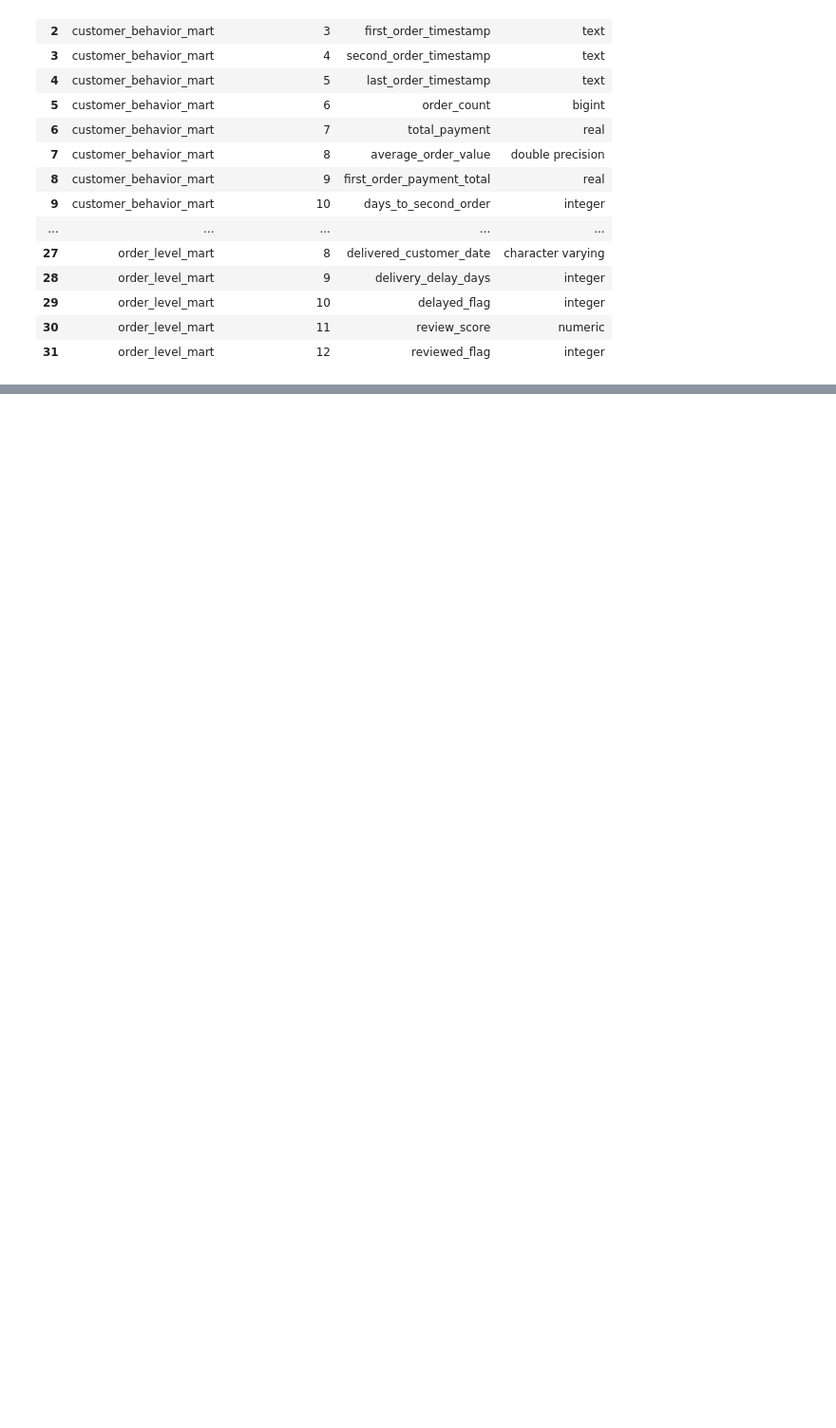
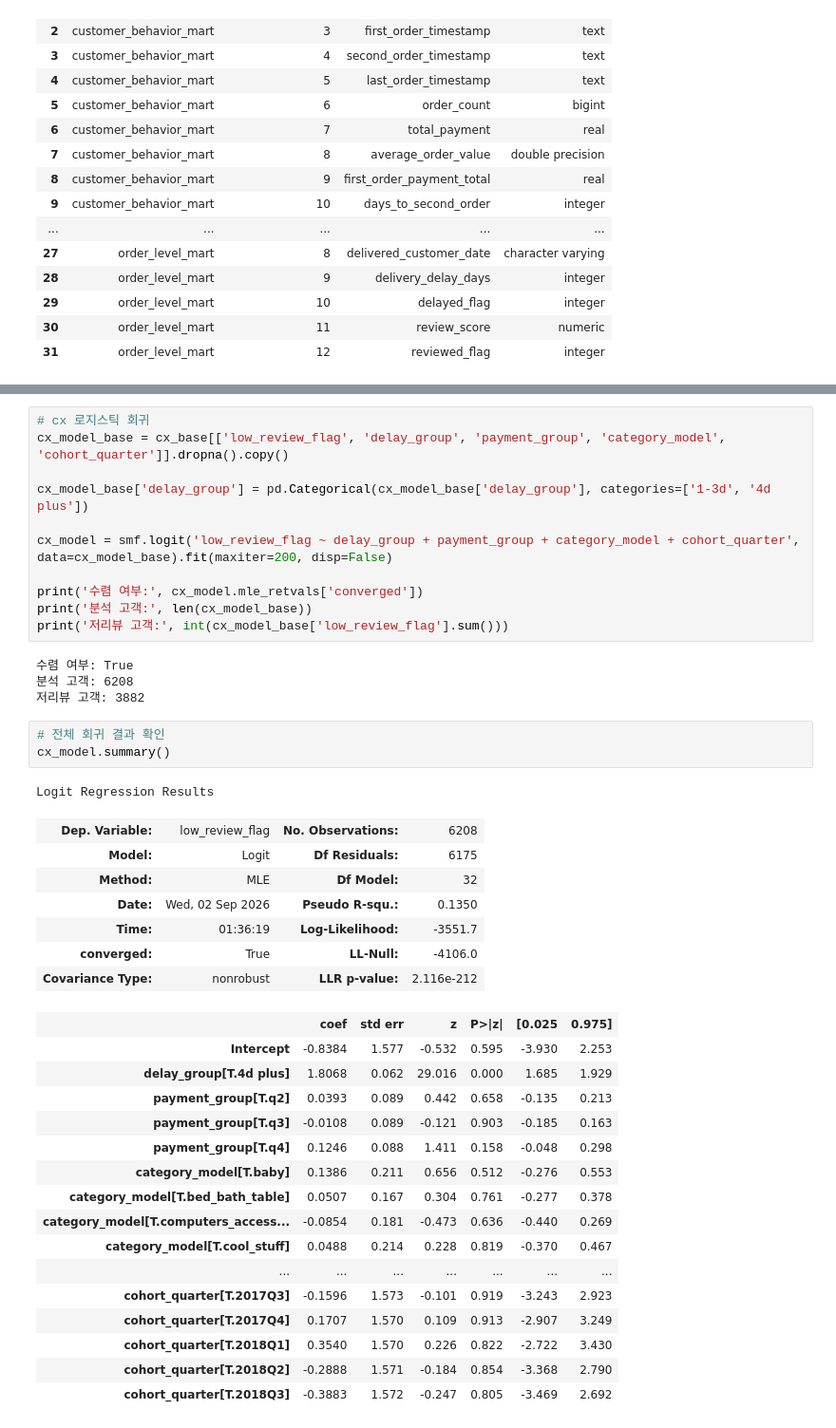
Before and after one commit to luttulub/E-commerce_Product_Business_Analytics_Portfolio, a Jupyter notebook: notebooks/01_repurchase_driver_validation.ipynb, the cells around one changed output, grey strips where cells are left out. Shown at 95% size. Drawn from its saved outputs; the diff is of its cells as text; blank space fills up the shorter version.

```diff
--- a/notebooks/01_repurchase_driver_validation.ipynb
+++ b/notebooks/01_repurchase_driver_validation.ipynb
@@ -168,0 +514,43 @@ retention_base.head()
+# %%
+# cx 로지스틱 회귀
+cx_model_base = cx_base[['low_review_flag', 'delay_group', 'payment_group', 'category_model', 'cohort_quarter']].dropna().copy()
+
+cx_model_base['delay_group'] = pd.Categorical(cx_model_base['delay_group'], categories=['1-3d', '4d plus'])
+
+cx_model = smf.logit('low_review_flag ~ delay_group + payment_group + category_model + cohort_quarter', data=cx_model_base).fit(maxiter=200, disp=False)
+
+print('수렴 여부:', cx_model.mle_retvals['converged'])
+print('분석 고객:', len(cx_model_base))
+print('저리뷰 고객:', int(cx_model_base['low_review_flag'].sum()))
+# %% [output]
+수렴 여부: True
+분석 고객: 6208
+저리뷰 고객: 3882
+# %%
+# 전체 회귀 결과 확인
+cx_model.summary()
+# %% [output]
+Logit Regression Results
+| Dep. Variable: | low_review_flag | No. Observations: | 6208 |
+| Model: | Logit | Df Residuals: | 6175 |
+| Method: | MLE | Df Model: | 32 |
+| Date: | Wed, 02 Sep 2026 | Pseudo R-squ.: | 0.1350 |
+| Time: | 01:36:19 | Log-Likelihood: | -3551.7 |
+| converged: | True | LL-Null: | -4106.0 |
+| Covariance Type: | nonrobust | LLR p-value: | 2.116e-212 |
+|  | coef | std err | z | P>|z| | [0.025 | 0.975] |
+| Intercept | -0.8384 | 1.577 | -0.532 | 0.595 | -3.930 | 2.253 |
+| delay_group[T.4d plus] | 1.8068 | 0.062 | 29.016 | 0.000 | 1.685 | 1.929 |
+| payment_group[T.q2] | 0.0393 | 0.089 | 0.442 | 0.658 | -0.135 | 0.213 |
+| payment_group[T.q3] | -0.0108 | 0.089 | -0.121 | 0.903 | -0.185 | 0.163 |
+| payment_group[T.q4] | 0.1246 | 0.088 | 1.411 | 0.158 | -0.048 | 0.298 |
+| category_model[T.baby] | 0.1386 | 0.211 | 0.656 | 0.512 | -0.276 | 0.553 |
+| category_model[T.bed_bath_table] | 0.0507 | 0.167 | 0.304 | 0.761 | -0.277 | 0.378 |
+| category_model[T.computers_access... | -0.0854 | 0.181 | -0.473 | 0.636 | -0.440 | 0.269 |
+| category_model[T.cool_stuff] | 0.0488 | 0.214 | 0.228 | 0.819 | -0.370 | 0.467 |
+| ... | ... | ... | ... | ... | ... | ... |
+| cohort_quarter[T.2017Q3] | -0.1596 | 1.573 | -0.101 | 0.919 | -3.243 | 2.923 |
+| cohort_quarter[T.2017Q4] | 0.1707 | 1.570 | 0.109 | 0.913 | -2.907 | 3.249 |
+| cohort_quarter[T.2018Q1] | 0.3540 | 1.570 | 0.226 | 0.822 | -2.722 | 3.430 |
+| cohort_quarter[T.2018Q2] | -0.2888 | 1.571 | -0.184 | 0.854 | -3.368 | 2.790 |
+| cohort_quarter[T.2018Q3] | -0.3883 | 1.572 | -0.247 | 0.805 | -3.469 | 2.692 |
```
Also changed, not shown: parts of 28 cells of this notebook, 1 other file.
